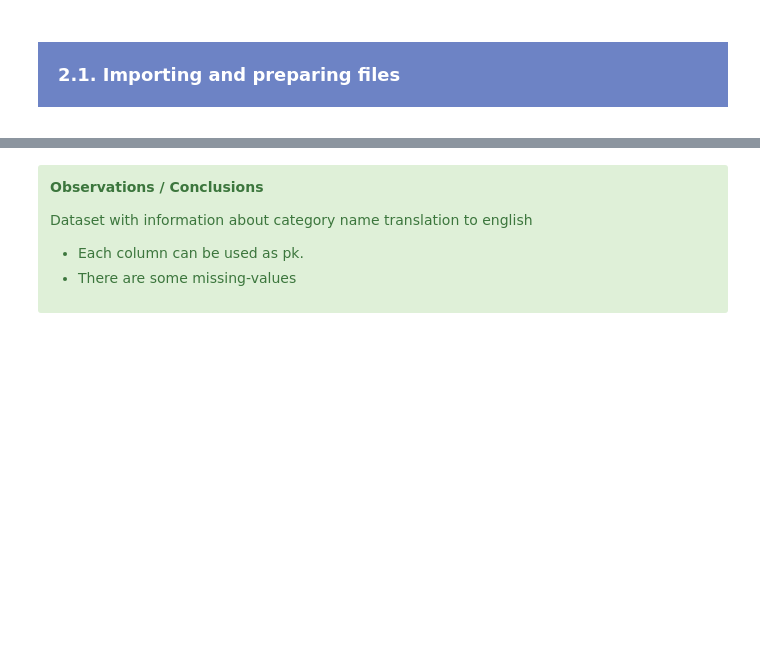
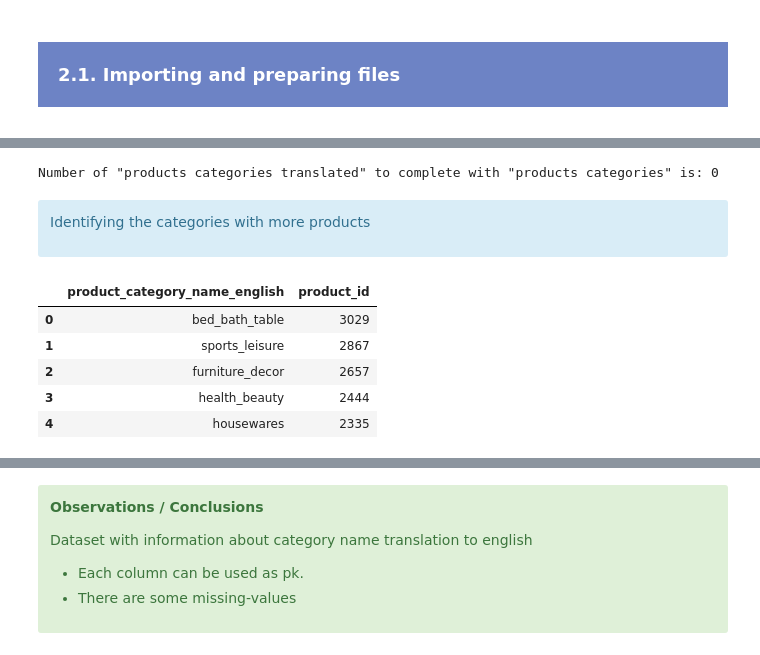
Before and after one commit to samirhinojosa/OC-P5-segment-customers-of-website, a Jupyter notebook: analysis_notebook.ipynb, the cells around one changed output, grey strips where cells are left out. Drawn from its saved outputs; the diff is of its cells as text; code cells hidden in the pictures; blank space fills up the shorter version.

```diff
--- a/analysis_notebook.ipynb
+++ b/analysis_notebook.ipynb
@@ -285,0 +239,6 @@ df_product_category_name_translation.head()
+# %%
+print("Number of \"products categories translated\" to complete with \"products categories\" is:",
+        df_products[(df_products["product_category_name_english"].isna()) & (df_products["product_category_name"].notnull())].shape[0]
+)
+# %% [output]
+Number of "products categories translated" to complete with "products categories" is: 0
@@ -285,0 +247,4 @@ df_product_category_name_translation.head()
+# %% [markdown]
+<div class="alert alert-block alert-info">
+    <p>Identifying the categories with more products</p>
+</div>
@@ -285,0 +253,9 @@ df_product_category_name_translation.head()
+# %%
+df_number_products_category.head()
+# %% [output]
+|  | product_category_name_english | product_id |
+| 0 | bed_bath_table | 3029 |
+| 1 | sports_leisure | 2867 |
+| 2 | furniture_decor | 2657 |
+| 3 | health_beauty | 2444 |
+| 4 | housewares | 2335 |
```
Also changed, not shown: parts of 56 cells of this notebook, 6 other files.
